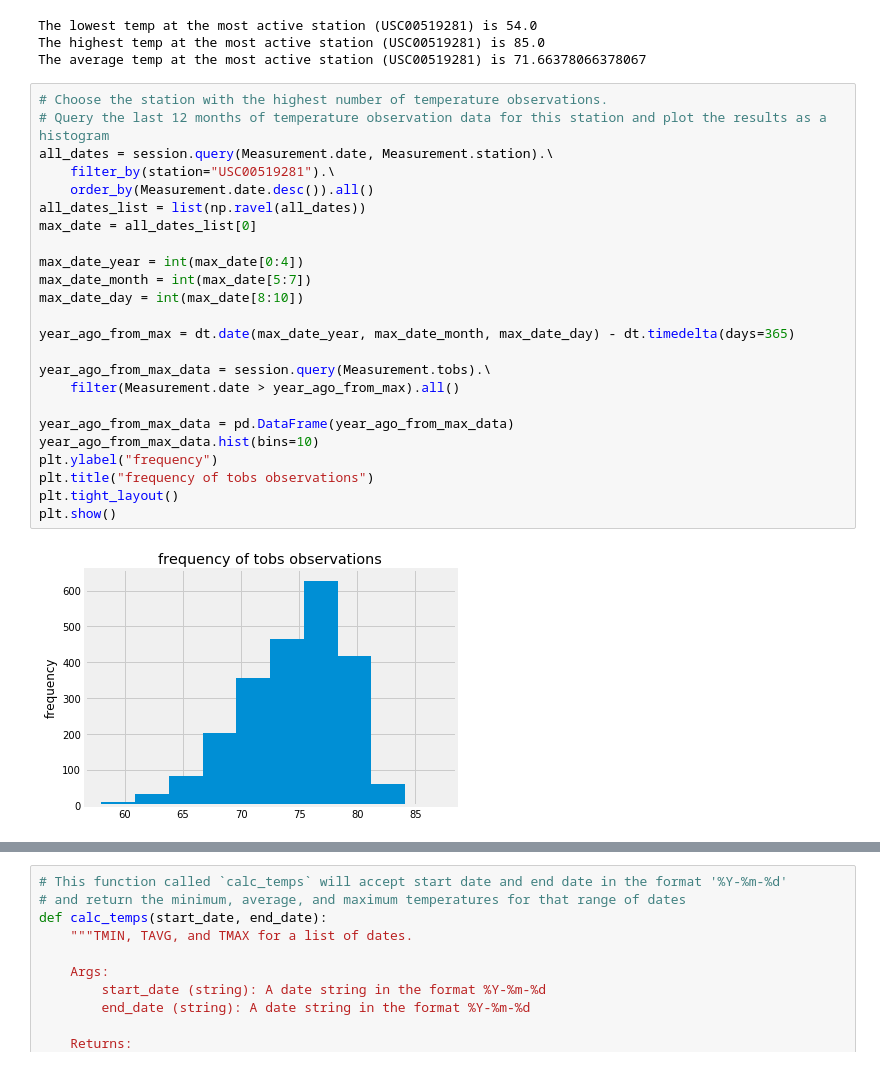
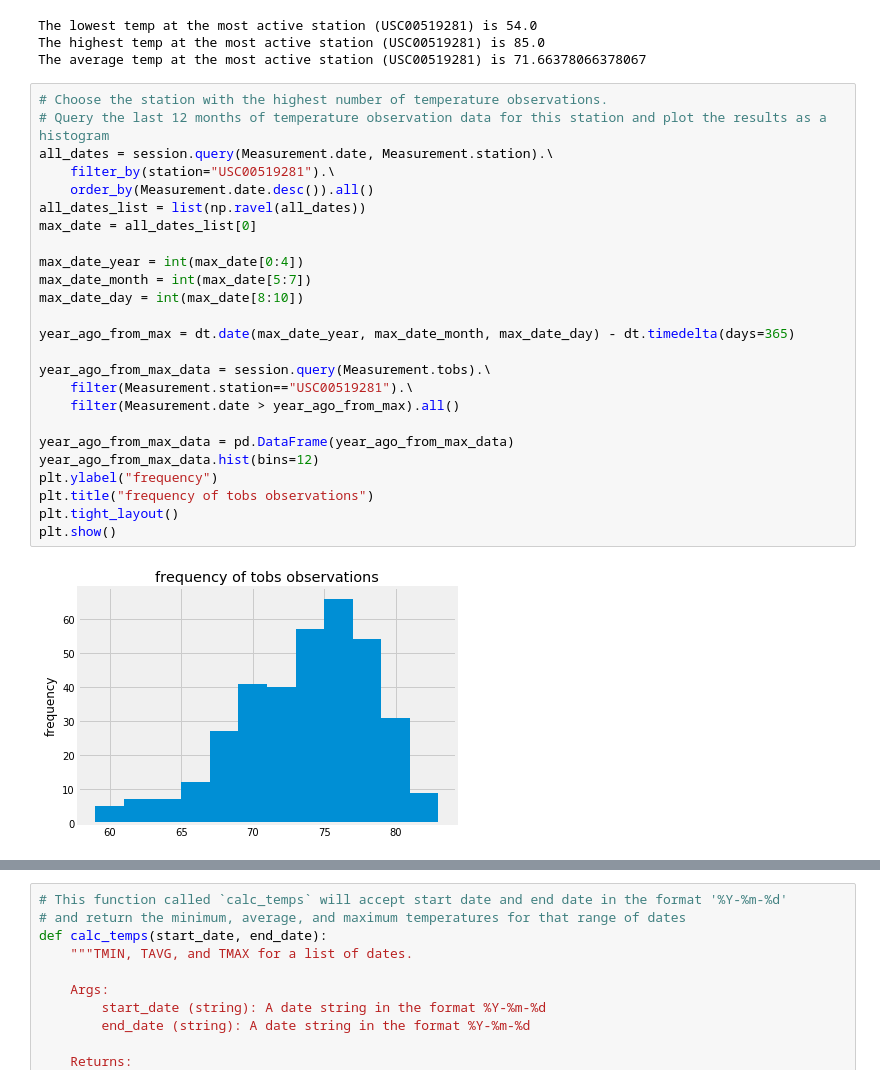
Before and after one commit to abilski2013/sqlalchemy-challenge, a Jupyter notebook: climate_final.ipynb, the cells around one changed output, grey strips where cells are left out. Drawn from its saved outputs; the diff is of its cells as text.

```diff
--- a/climate_final.ipynb
+++ b/climate_final.ipynb
@@ -168,29 +168,30 @@ The average temp at the most active station (USC00519281) is 71.66378066378067
 # %%
 # Choose the station with the highest number of temperature observations.
 # Query the last 12 months of temperature observation data for this station and plot the results as a histogram
 all_dates = session.query(Measurement.date, Measurement.station).\
     filter_by(station="USC00519281").\
     order_by(Measurement.date.desc()).all()
 all_dates_list = list(np.ravel(all_dates))
 max_date = all_dates_list[0]
 
 max_date_year = int(max_date[0:4])
 max_date_month = int(max_date[5:7])
 max_date_day = int(max_date[8:10])
 
 year_ago_from_max = dt.date(max_date_year, max_date_month, max_date_day) - dt.timedelta(days=365)
 
 year_ago_from_max_data = session.query(Measurement.tobs).\
+    filter(Measurement.station=="USC00519281").\
     filter(Measurement.date > year_ago_from_max).all()
 
 year_ago_from_max_data = pd.DataFrame(year_ago_from_max_data)
-year_ago_from_max_data.hist(bins=10)
+year_ago_from_max_data.hist(bins=12)
 plt.ylabel("frequency")
 plt.title("frequency of tobs observations")
 plt.tight_layout()
 plt.show()
 # %% [output]
-[figure, old version]
+[figure, new version]
 # %% [markdown]
 ![precipitation](Images/station-histogram.png)
 # %%
```
Also changed, not shown: parts of 7 cells of this notebook.
